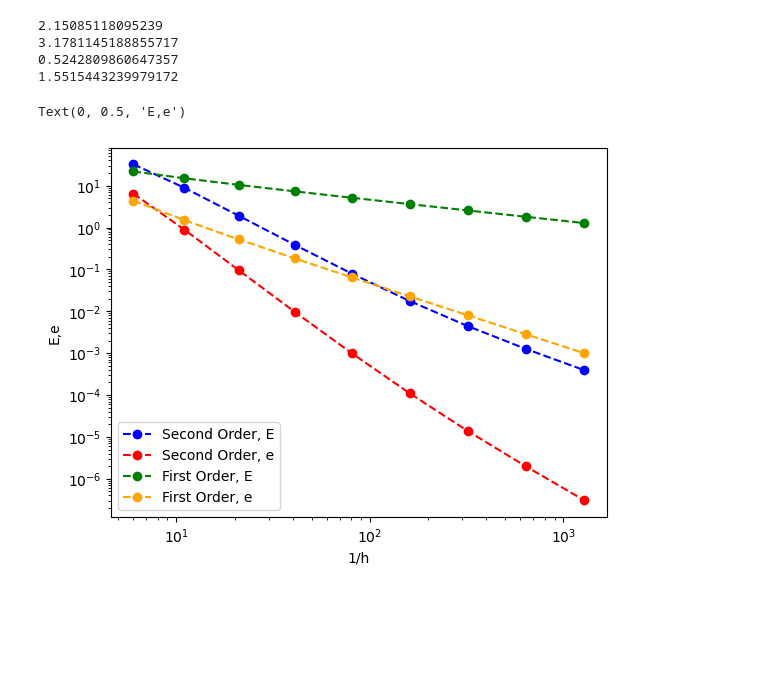
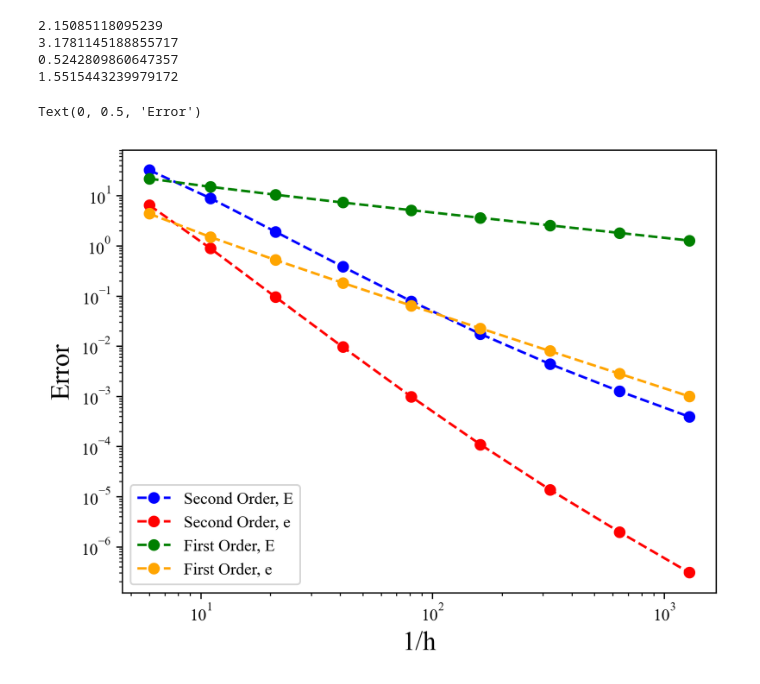
Before and after one commit to williamzhang0306/COE347, a Jupyter notebook: homework_4/problem_6.ipynb, the cells around one changed output. Drawn from its saved outputs; the diff is of its cells as text; code cells hidden in the pictures; blank space fills up the shorter version.

```diff
--- a/homework_4/problem_6.ipynb
+++ b/homework_4/problem_6.ipynb
@@ -3,7 +3,8 @@ import numpy as np
 import matplotlib.pyplot as plt
 from homework_functions import example_f, problem_5_solver, problem_6_solver, dat_reader, error_1,error_2
 import matplotlib as mpl
-mpl.rcParams['figure.dpi'] = 100
+mpl.rcParams['figure.dpi'] = 300
+plt.rcParams['font.family'] = 'Times New Roman'
 # %%
 Ns = [5, 10, 20, 40, 80, 160, 320, 640, 1280]
 h_values = []
@@ -34,23 +35,23 @@ for N in Ns:
 # %%
 one_over_h = [1/h for h in h_values]
 
 plt.loglog(one_over_h, E_1, '--o', label = 'Second Order, E', color = 'blue')
 plt.loglog(one_over_h, e_1, '--o', label = 'Second Order, e', color = 'red')
 plt.loglog(one_over_h, E_2, '--o', label = 'First Order, E', color = 'green')
 plt.loglog(one_over_h, e_2, '--o', label = 'First Order, e', color = 'orange')
 
 for error in [E_1,e_1,E_2,e_2]:
     alpha, logC = np.polyfit(np.log(h_values), np.log(error), deg = 1)
     print(alpha)
 
 
 plt.legend()
-plt.xlabel("1/h")
-plt.ylabel("E,e")
+plt.xlabel("1/h",fontsize = 16)
+plt.ylabel("Error",fontsize = 16)
 # %% [output]
 2.15085118095239
 3.1781145188855717
 0.5242809860647357
 1.5515443239979172
-Text(0, 0.5, 'E,e')
+Text(0, 0.5, 'Error')
-[figure, old version]
+[figure, new version]
```
Also changed, not shown: 3 other files.
